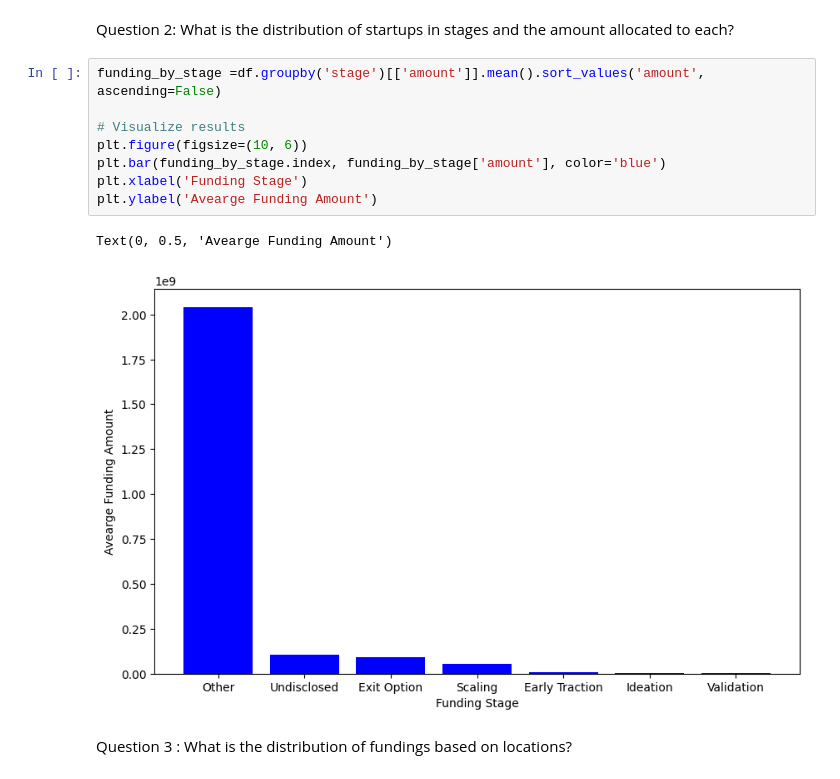
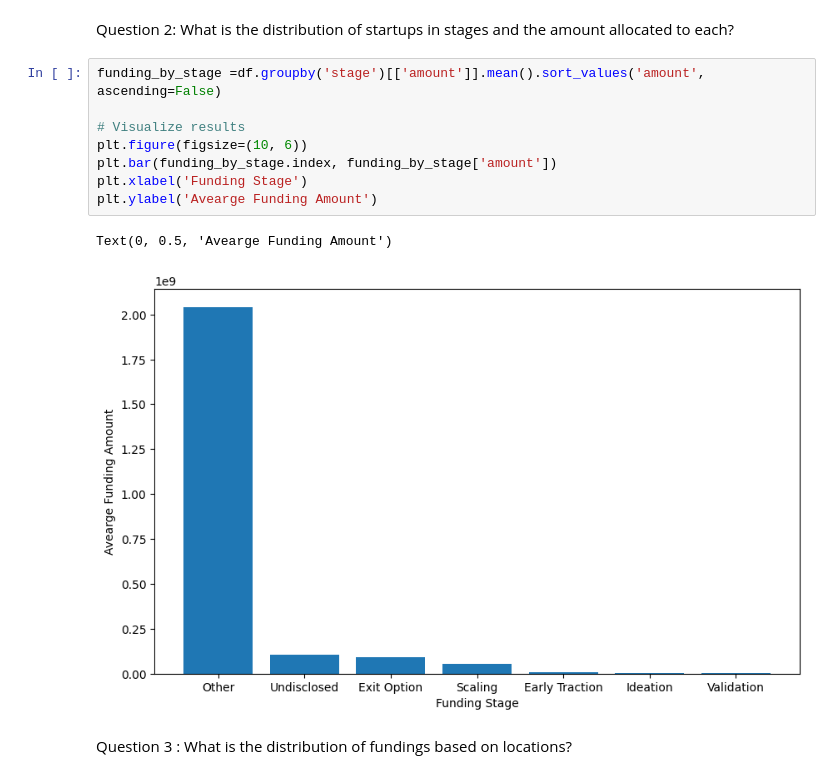
Before and after one commit to Azubi-Team-Selenium/Indian_Start_Up_Analysis, a Jupyter notebook: start_up_analysis.ipynb, the cells around one changed output. Saved outputs shown, nothing was run; the diff lists cells and outputs as text.

```diff
--- a/start_up_analysis.ipynb
+++ b/start_up_analysis.ipynb
@@ -3123,14 +3123,14 @@ Question 2: What is the distribution of startups in stages and the amount alloca
 # %%
 funding_by_stage =df.groupby('stage')[['amount']].mean().sort_values('amount', ascending=False)
 
 # Visualize results
 plt.figure(figsize=(10, 6))
-plt.bar(funding_by_stage.index, funding_by_stage['amount'], color='blue')
+plt.bar(funding_by_stage.index, funding_by_stage['amount'])
 plt.xlabel('Funding Stage')
 plt.ylabel('Avearge Funding Amount')
 # %% [output]
 Text(0, 0.5, 'Avearge Funding Amount')
-[figure, old version]
+[figure, new version]
 # %% [markdown]
 Question 3 : What is the distribution of fundings based on locations?
 # %%
```
Also changed, not shown: parts of 1 cell of this notebook.
